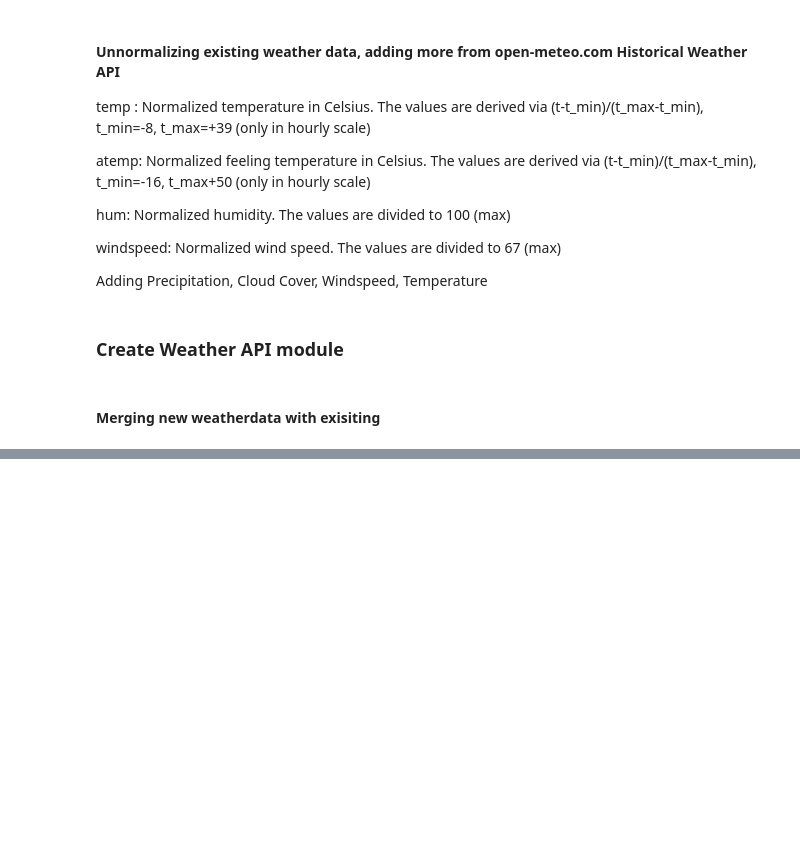
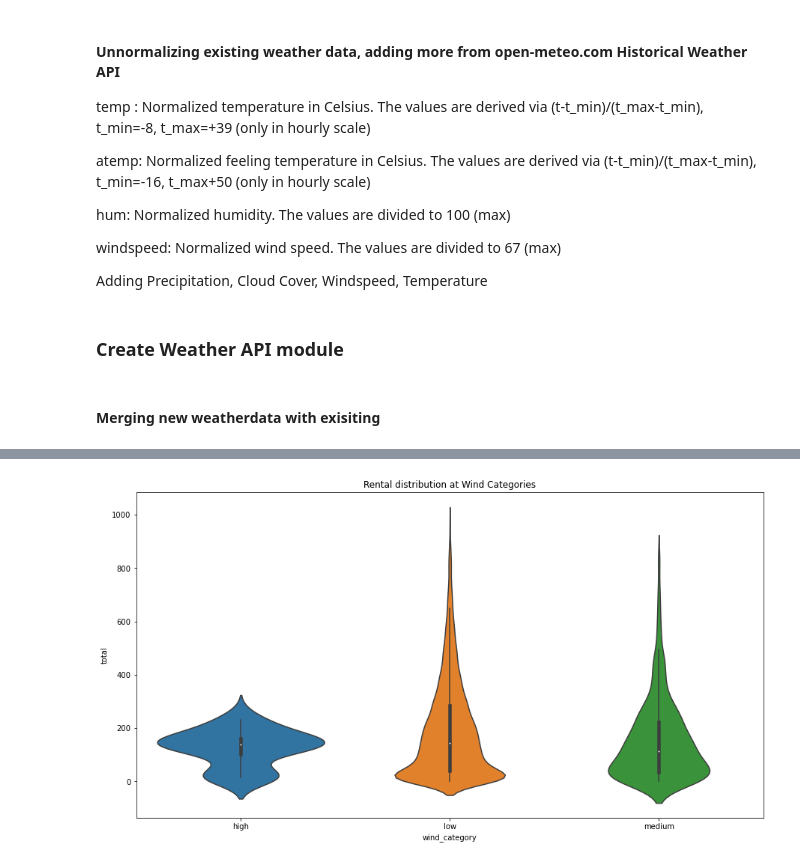
Before and after one commit to Maxremmo/Bike-Sharing-ML, a Jupyter notebook: bike_eda_hourly.ipynb, the cells around one changed output, grey strips where cells are left out. Saved outputs shown, nothing was run; the diff lists cells and outputs as text; code cells hidden in the pictures; blank space fills up the shorter version.

```diff
--- a/bike_eda_hourly.ipynb
+++ b/bike_eda_hourly.ipynb
@@ -188,7 +188,7 @@ df_complete['wind_category'] = df_complete['windspeed'].apply(lambda x: 'low' if
                                                      'medium' if x <= 30 else
                                                      'high')
 # %%
-df_complete = df_complete[['dtime','season_name','weekday','workingday','holiday','cnt','casual',
+df_complete = df_complete[['dtime','season_name','weekday','workingday','holiday','total','casual',
          'registered','temperature','precipitation','humidity', 'windspeed','wind_category','cloudcover','cloud_category']]
 # %%
 df_complete.dtypes
@@ -266,0 +259,8 @@ display(corr_matrix)
+# %%
+fig,ax=plt.subplots(figsize=(15,8))
+#Violin plot for yearly distribution of counts
+sns.violinplot(x='wind_category',y='total',data=df_complete)
+ax.set_title('Rental distribution at Wind Categories')
+plt.show()
+# %% [output]
+[figure, added]
```
Also changed, not shown: parts of 16 cells of this notebook.
